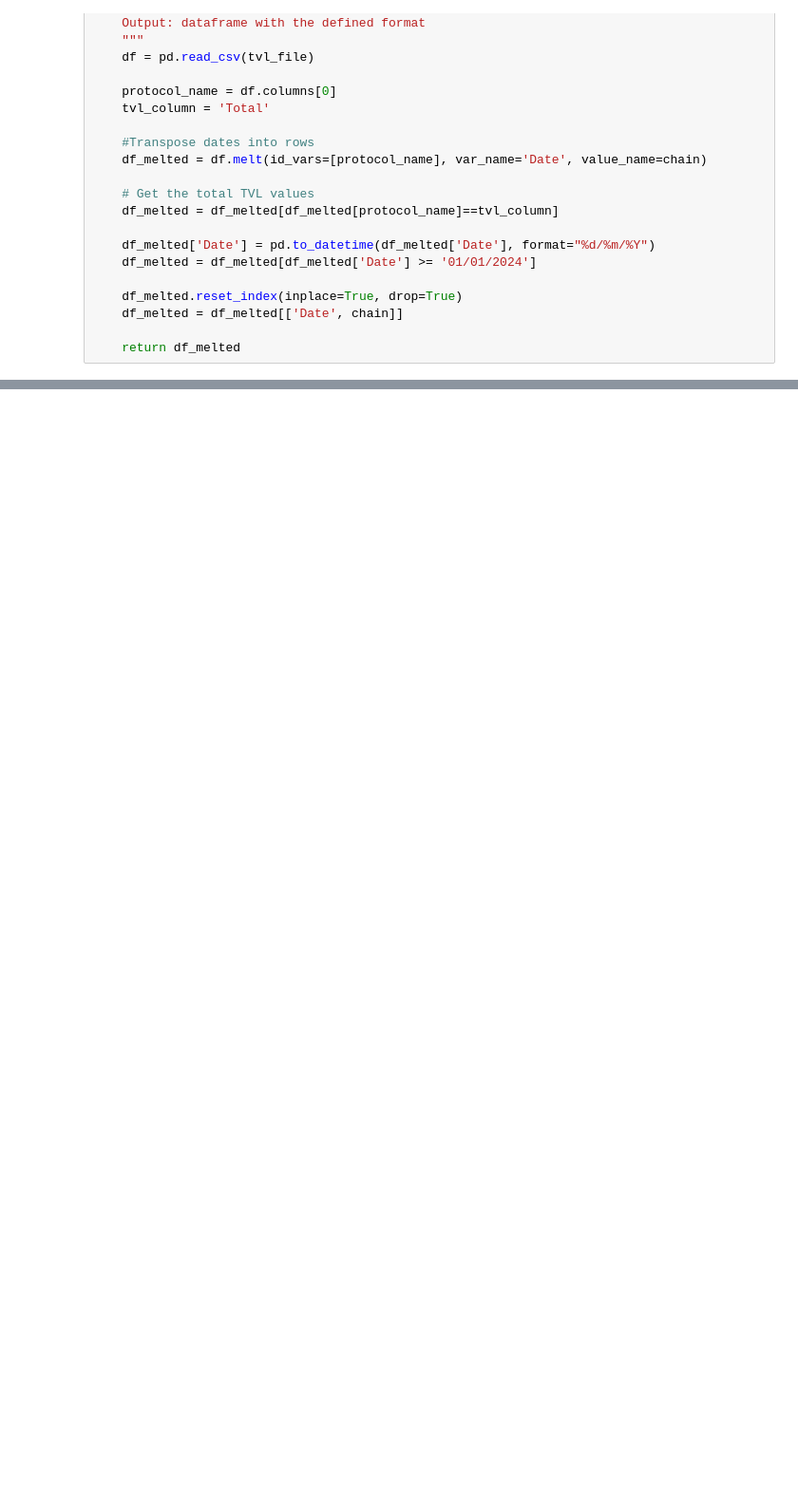
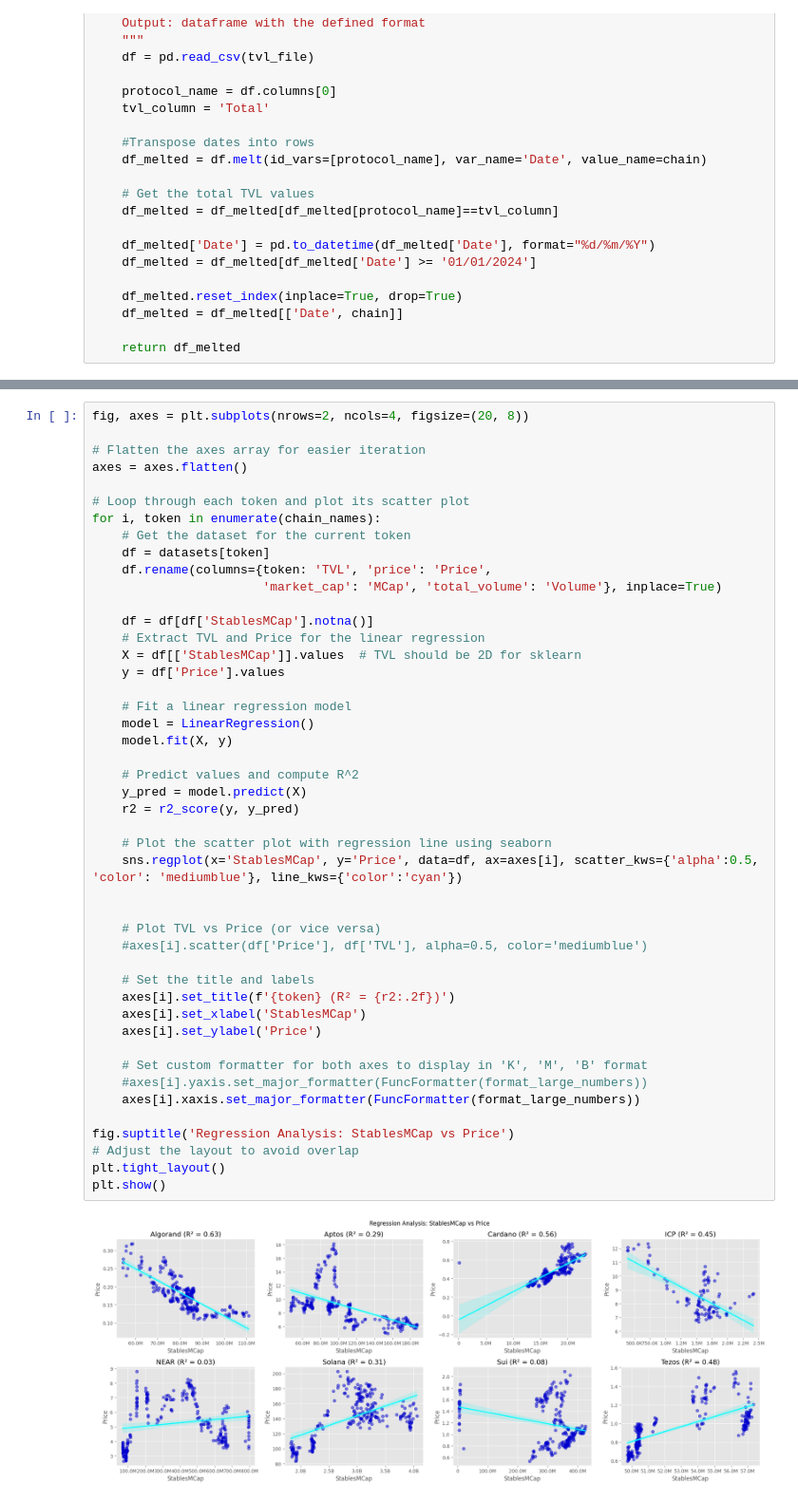
Before and after one commit to MarcLlopart/TVL-Regression-Analysis, a Jupyter notebook: tvl_analysis.ipynb, the cells around one changed output, grey strips where cells are left out. Shown at 95% size. Cells and saved outputs as stored; diff of their text form; blank space fills up the shorter version.

Commit message:
feat: multivariate analysis and improvements

```diff
--- a/tvl_analysis.ipynb
+++ b/tvl_analysis.ipynb
@@ -244,0 +278,48 @@ plt.show()
+# %%
+fig, axes = plt.subplots(nrows=2, ncols=4, figsize=(20, 8))
+
+# Flatten the axes array for easier iteration
+axes = axes.flatten()
+
+# Loop through each token and plot its scatter plot
+for i, token in enumerate(chain_names):
+    # Get the dataset for the current token
+    df = datasets[token]
+    df.rename(columns={token: 'TVL', 'price': 'Price',
+                       'market_cap': 'MCap', 'total_volume': 'Volume'}, inplace=True)
+
+    df = df[df['StablesMCap'].notna()]
+    # Extract TVL and Price for the linear regression
+    X = df[['StablesMCap']].values  # TVL should be 2D for sklearn
+    y = df['Price'].values
+
+    # Fit a linear regression model
+    model = LinearRegression()
+    model.fit(X, y)
+
+    # Predict values and compute R^2
+    y_pred = model.predict(X)
+    r2 = r2_score(y, y_pred)
+
+    # Plot the scatter plot with regression line using seaborn
+    sns.regplot(x='StablesMCap', y='Price', data=df, ax=axes[i], scatter_kws={'alpha':0.5, 'color': 'mediumblue'}, line_kws={'color':'cyan'})
+
+
+    # Plot TVL vs Price (or vice versa)
+    #axes[i].scatter(df['Price'], df['TVL'], alpha=0.5, color='mediumblue')
+
+    # Set the title and labels
+    axes[i].set_title(f'{token} (R² = {r2:.2f})')
+    axes[i].set_xlabel('StablesMCap')
+    axes[i].set_ylabel('Price')
+
+    # Set custom formatter for both axes to display in 'K', 'M', 'B' format
+    #axes[i].yaxis.set_major_formatter(FuncFormatter(format_large_numbers))
+    axes[i].xaxis.set_major_formatter(FuncFormatter(format_large_numbers))
+
+fig.suptitle('Regression Analysis: StablesMCap vs Price')
+# Adjust the layout to avoid overlap
+plt.tight_layout()
+plt.show()
+# %% [output]
+[figure, added]
```
Also changed, not shown: parts of 8 cells of this notebook, 20 other files.
